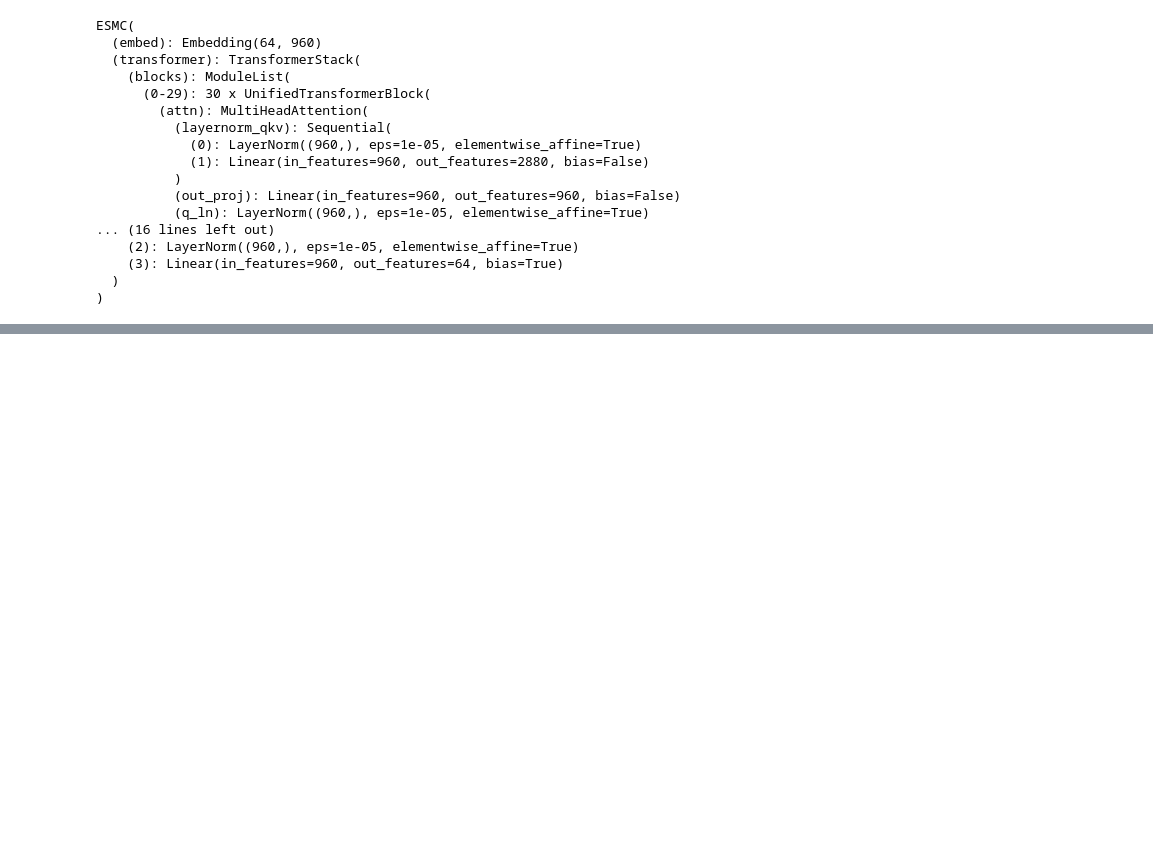
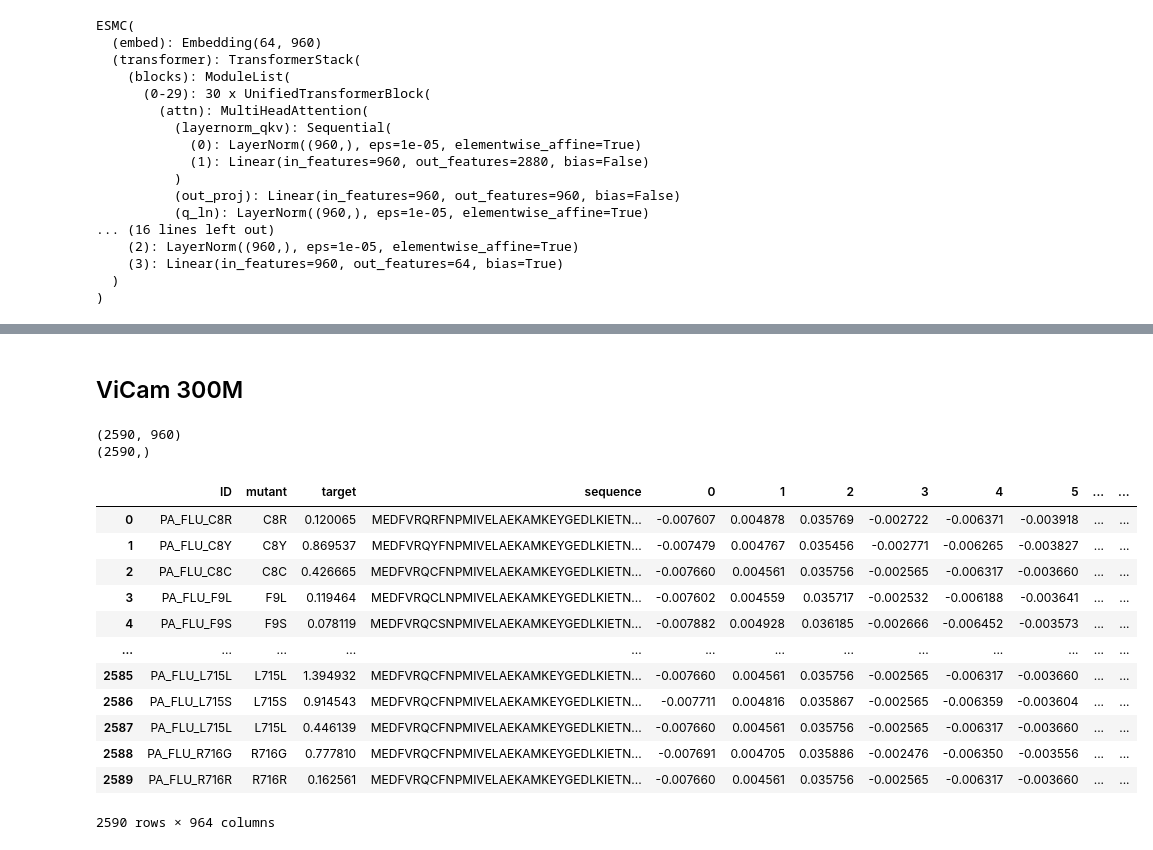
Before and after one commit to ziul-bio/DMS-SiteEffect-PLM, a Jupyter notebook: notebooks/ViCAM.ipynb, the cells around one changed output, grey strips where cells are left out. Saved outputs shown, nothing was run; the diff lists cells and outputs as text; code cells hidden in the pictures; blank space fills up the shorter version.

```diff
--- a/notebooks/ViCAM.ipynb
+++ b/notebooks/ViCAM.ipynb
@@ -142,0 +332,33 @@ ESMC(
+# %% [markdown]
+## ViCam 300M
+# %%
+metadata = pd.read_csv("../data/DMS_metadata/PA_FLU_Sun2015_metadata.csv", index_col=0)
+
+embeddings = pd.DataFrame(torch.load('../embeddings/vicam_300m/PA_FLU_embeddings.pt')).T
+embeddings.reset_index(inplace=True)
+embeddings.rename(columns={"index": "ID"}, inplace=True)
+
+
+data = metadata.merge(embeddings, how='inner', left_on='ID', right_on='ID')
+target = data['target']
+features = data.iloc[:, metadata.shape[1]:]
+features = features_scaler(features)
+print(features.shape)
+print(target.shape)
+data
+# %% [output]
+(2590, 960)
+(2590,)
+|  | ID | mutant | target | sequence | 0 | 1 | 2 | 3 | 4 | 5 | ... | ... |
+| 0 | PA_FLU_C8R | C8R | 0.120065 | MEDFVRQRFNPMIVELAEKAMKEYGEDLKIETN... | -0.007607 | 0.004878 | 0.035769 | -0.002722 | -0.006371 | -0.003918 | ... | ... |
+| 1 | PA_FLU_C8Y | C8Y | 0.869537 | MEDFVRQYFNPMIVELAEKAMKEYGEDLKIETN... | -0.007479 | 0.004767 | 0.035456 | -0.002771 | -0.006265 | -0.003827 | ... | ... |
+| 2 | PA_FLU_C8C | C8C | 0.426665 | MEDFVRQCFNPMIVELAEKAMKEYGEDLKIETN... | -0.007660 | 0.004561 | 0.035756 | -0.002565 | -0.006317 | -0.003660 | ... | ... |
+| 3 | PA_FLU_F9L | F9L | 0.119464 | MEDFVRQCLNPMIVELAEKAMKEYGEDLKIETN... | -0.007602 | 0.004559 | 0.035717 | -0.002532 | -0.006188 | -0.003641 | ... | ... |
+| 4 | PA_FLU_F9S | F9S | 0.078119 | MEDFVRQCSNPMIVELAEKAMKEYGEDLKIETN... | -0.007882 | 0.004928 | 0.036185 | -0.002666 | -0.006452 | -0.003573 | ... | ... |
+| ... | ... | ... | ... | ... | ... | ... | ... | ... | ... | ... | ... | ... |
+| 2585 | PA_FLU_L715L | L715L | 1.394932 | MEDFVRQCFNPMIVELAEKAMKEYGEDLKIETN... | -0.007660 | 0.004561 | 0.035756 | -0.002565 | -0.006317 | -0.003660 | ... | ... |
+| 2586 | PA_FLU_L715S | L715S | 0.914543 | MEDFVRQCFNPMIVELAEKAMKEYGEDLKIETN... | -0.007711 | 0.004816 | 0.035867 | -0.002565 | -0.006359 | -0.003604 | ... | ... |
+| 2587 | PA_FLU_L715L | L715L | 0.446139 | MEDFVRQCFNPMIVELAEKAMKEYGEDLKIETN... | -0.007660 | 0.004561 | 0.035756 | -0.002565 | -0.006317 | -0.003660 | ... | ... |
+| 2588 | PA_FLU_R716G | R716G | 0.777810 | MEDFVRQCFNPMIVELAEKAMKEYGEDLKIETN... | -0.007691 | 0.004705 | 0.035886 | -0.002476 | -0.006350 | -0.003556 | ... | ... |
+| 2589 | PA_FLU_R716R | R716R | 0.162561 | MEDFVRQCFNPMIVELAEKAMKEYGEDLKIETN... | -0.007660 | 0.004561 | 0.035756 | -0.002565 | -0.006317 | -0.003660 | ... | ... |
+2590 rows × 964 columns
```
Also changed, not shown: parts of 10 cells of this notebook, 5 other files.
